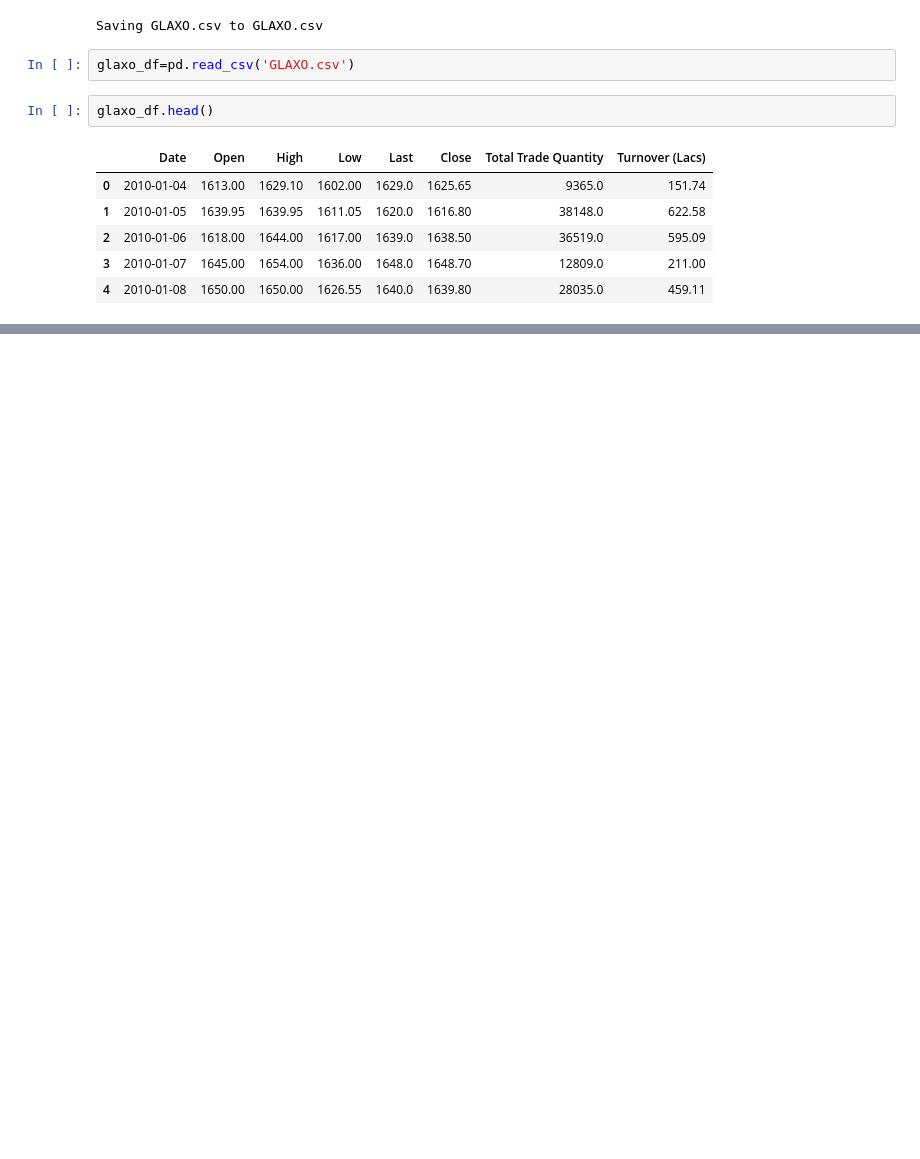
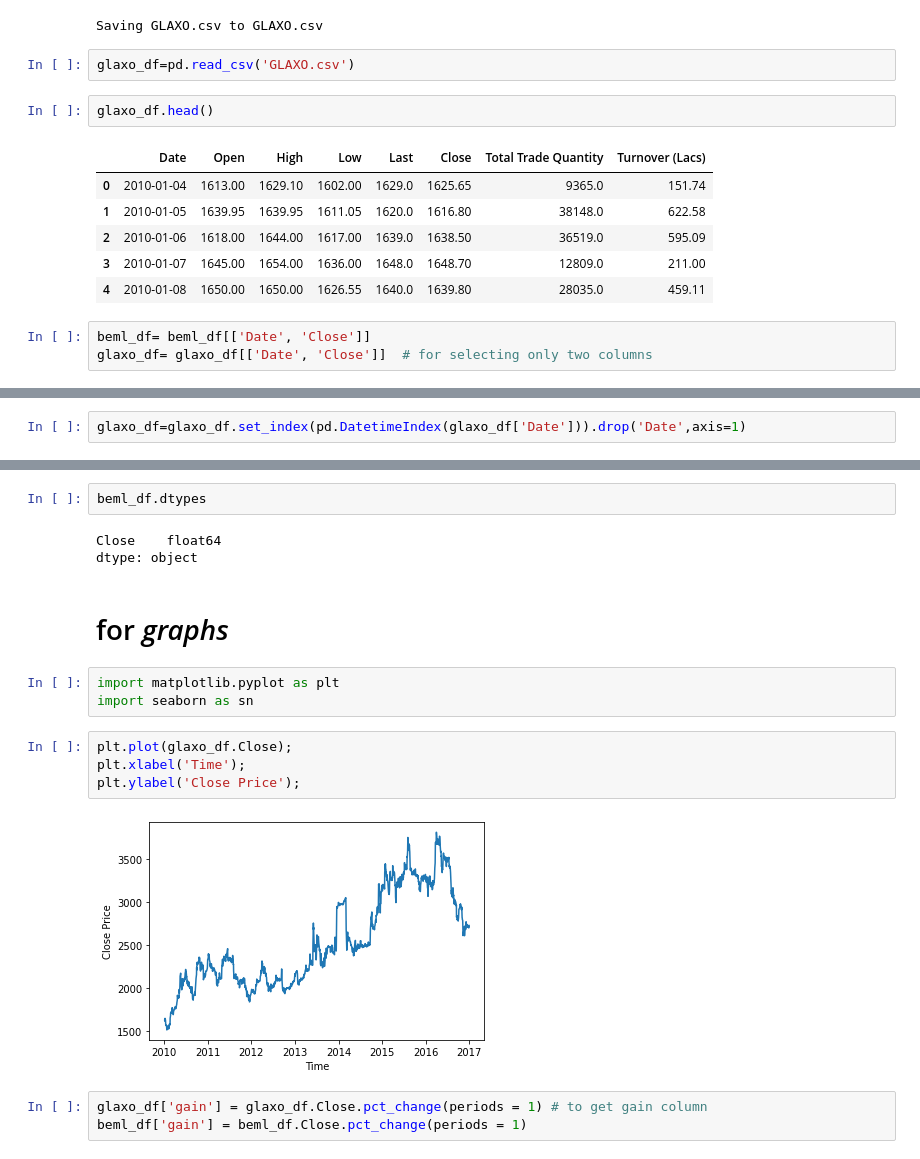
Before and after one commit to pincha673/notes, a Jupyter notebook: Probability.ipynb, the cells around one changed output, grey strips where cells are left out. Saved outputs shown, nothing was run; the diff lists cells and outputs as text; blank space fills up the shorter version.

```diff
--- a/Probability.ipynb
+++ b/Probability.ipynb
@@ -53,3 +53,6 @@ glaxo_df.head()
 | 2 | 2010-01-06 | 1618.00 | 1644.00 | 1617.00 | 1639.0 | 1638.50 | 36519.0 | 595.09 |
 | 3 | 2010-01-07 | 1645.00 | 1654.00 | 1636.00 | 1648.0 | 1648.70 | 12809.0 | 211.00 |
 | 4 | 2010-01-08 | 1650.00 | 1650.00 | 1626.55 | 1640.0 | 1639.80 | 28035.0 | 459.11 |
+# %%
+beml_df= beml_df[['Date', 'Close']]
+glaxo_df= glaxo_df[['Date', 'Close']]  # for selecting only two columns
@@ -55,0 +93,2 @@ glaxo_df.head()
+# %%
+glaxo_df=glaxo_df.set_index(pd.DatetimeIndex(glaxo_df['Date'])).drop('Date',axis=1)
@@ -55,0 +117,19 @@ glaxo_df.head()
+# %%
+beml_df.dtypes
+# %% [output]
+Close    float64
+dtype: object
+# %% [markdown]
+# for *graphs*
+# %%
+import matplotlib.pyplot as plt
+import seaborn as sn
+# %%
+plt.plot(glaxo_df.Close);
+plt.xlabel('Time');
+plt.ylabel('Close Price');
+# %% [output]
+[figure, added]
+# %%
+glaxo_df['gain'] = glaxo_df.Close.pct_change(periods = 1) # to get gain column
+beml_df['gain'] = beml_df.Close.pct_change(periods = 1)
```
Also changed, not shown: parts of 13 cells of this notebook.
